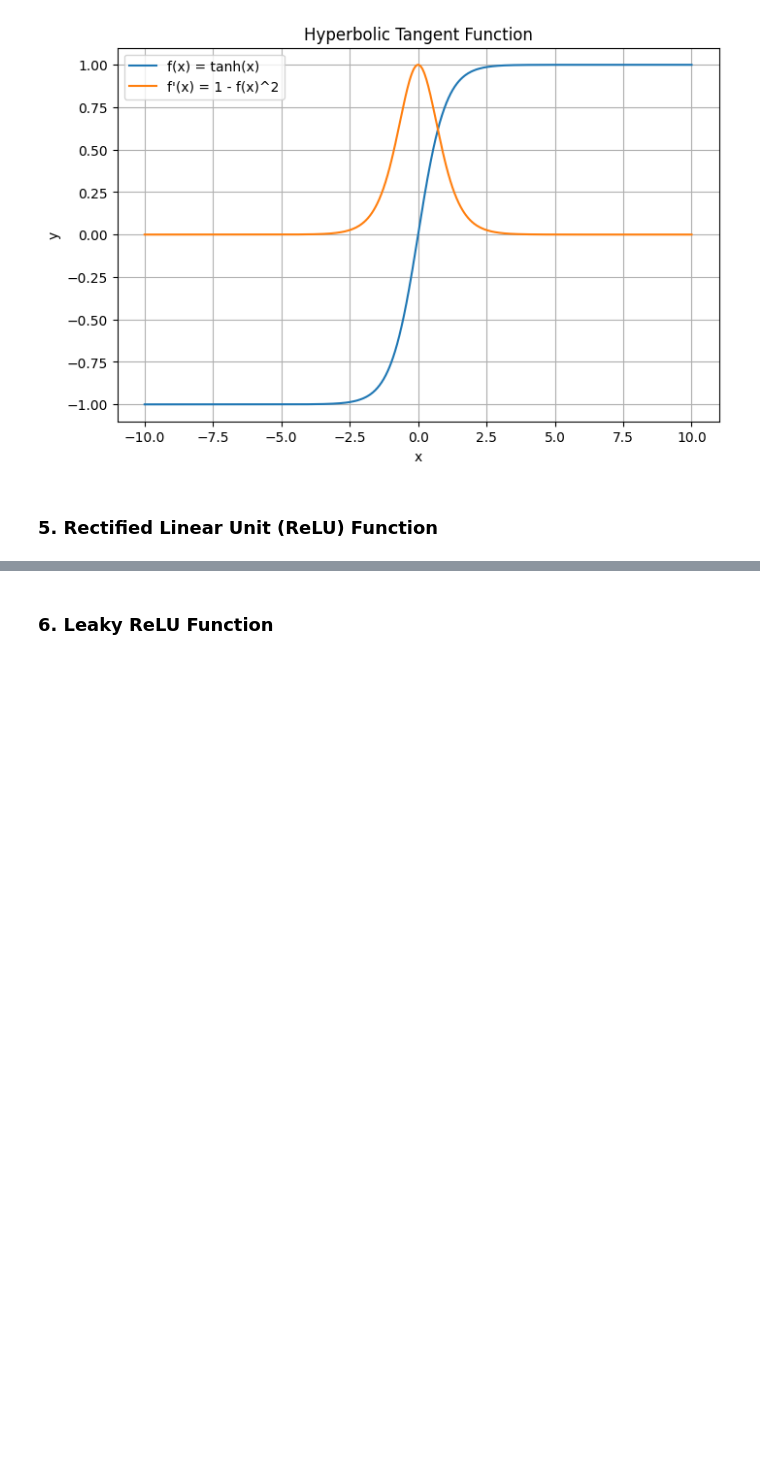
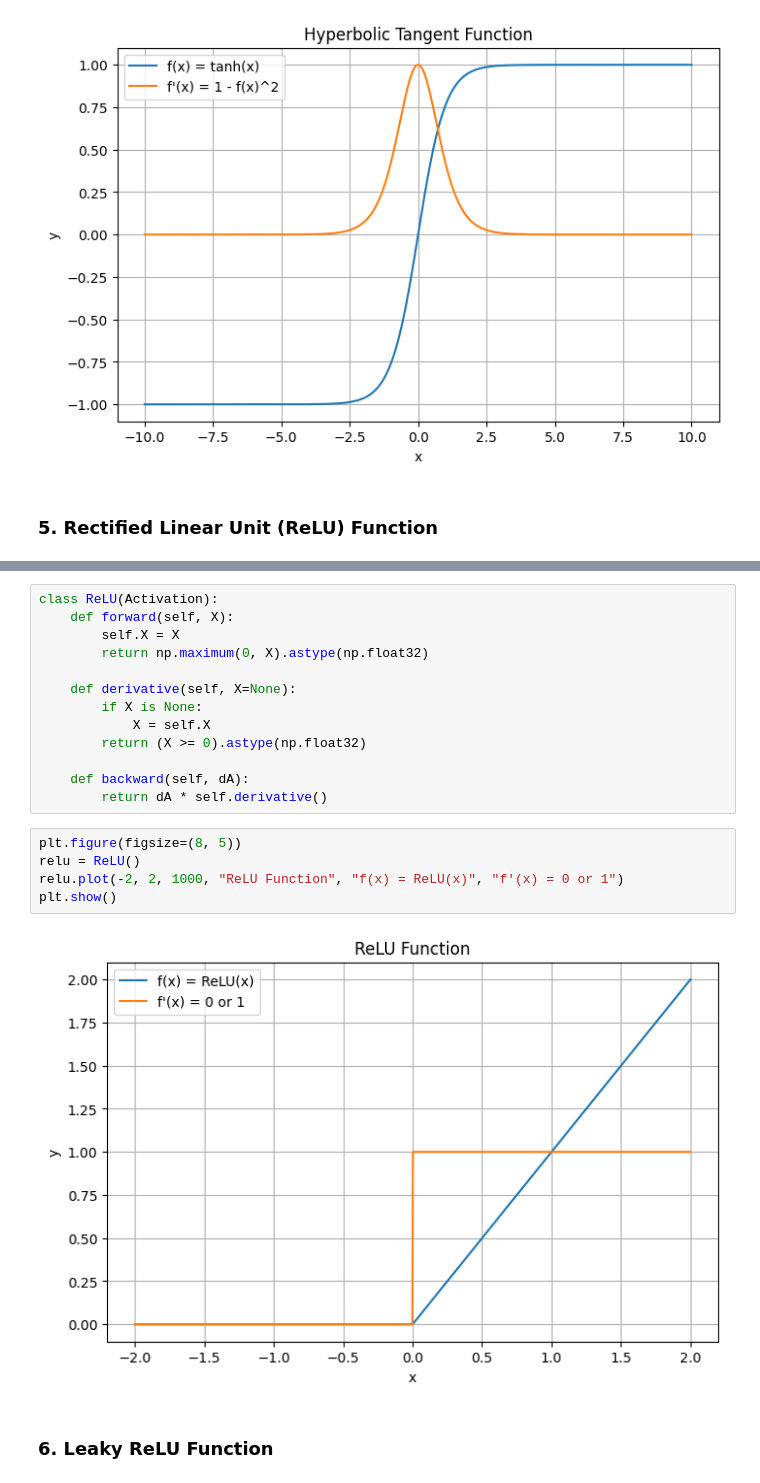
Before and after one commit to ikabrain/UCS761-Deep-Learning-Lab, a Jupyter notebook: DL_assign5.ipynb, the cells around one changed output, grey strips where cells are left out. Saved outputs shown, nothing was run; the diff lists cells and outputs as text; blank space fills up the shorter version.

Commit message:
feat(assign5): implement relu fn

```diff
--- a/DL_assign5.ipynb
+++ b/DL_assign5.ipynb
@@ -199,3 +216,23 @@ plt.show()
+# %%
+class ReLU(Activation):
+    def forward(self, X):
+        self.X = X
+        return np.maximum(0, X).astype(np.float32)
+
+    def derivative(self, X=None):
+        if X is None:
+            X = self.X
+        return (X >= 0).astype(np.float32)
+
+    def backward(self, dA):
+        return dA * self.derivative()
+# %%
+plt.figure(figsize=(8, 5))
+relu = ReLU()
+relu.plot(-2, 2, 1000, "ReLU Function", "f(x) = ReLU(x)", "f'(x) = 0 or 1")
+plt.show()
+# %% [output]
+[figure, added]
 # %% [markdown]
 ### 6. Leaky ReLU Function
 # %% [markdown]
```
Also changed, not shown: parts of 1 cell of this notebook.
